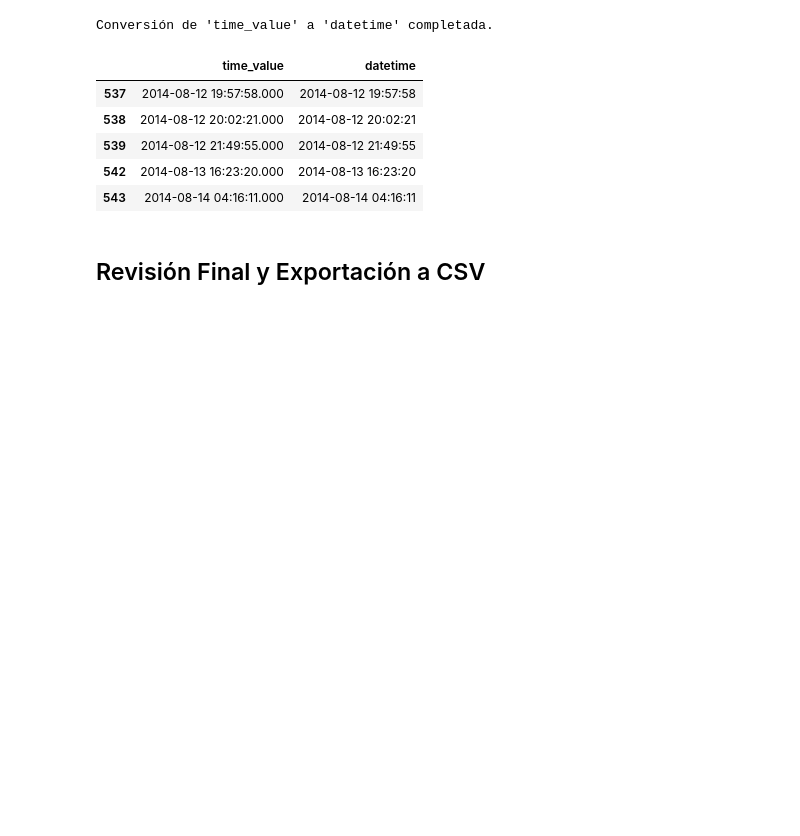
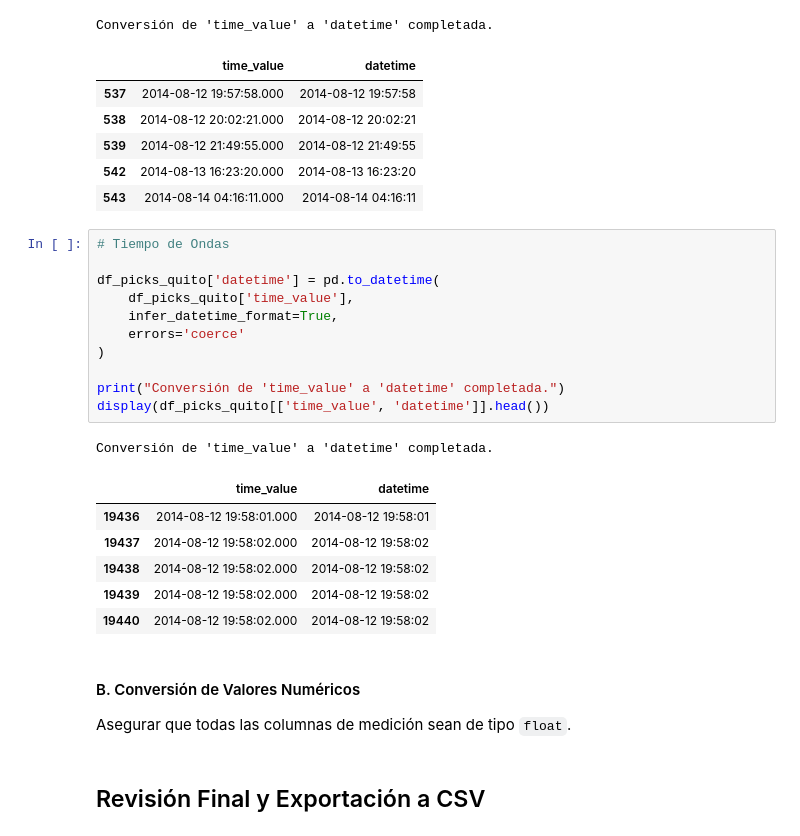
Before and after one commit to nunsongi/quito-risk-mapping-python, a Jupyter notebook: Limpieza_Sismos.ipynb, the cells around one changed output. Cells and saved outputs as stored; diff of their text form; blank space fills up the shorter version.

```diff
--- a/Limpieza_Sismos.ipynb
+++ b/Limpieza_Sismos.ipynb
@@ -257,5 +257,27 @@ Conversión de 'time_value' a 'datetime' completada.
 | 539 | 2014-08-12 21:49:55.000 | 2014-08-12 21:49:55 |
 | 542 | 2014-08-13 16:23:20.000 | 2014-08-13 16:23:20 |
 | 543 | 2014-08-14 04:16:11.000 | 2014-08-14 04:16:11 |
+# %%
+# Tiempo de Ondas
+
+df_picks_quito['datetime'] = pd.to_datetime(
+    df_picks_quito['time_value'],
+    infer_datetime_format=True,
+    errors='coerce'
+)
+
+print("Conversión de 'time_value' a 'datetime' completada.")
+display(df_picks_quito[['time_value', 'datetime']].head())
+# %% [output]
+Conversión de 'time_value' a 'datetime' completada.
+|  | time_value | datetime |
+| 19436 | 2014-08-12 19:58:01.000 | 2014-08-12 19:58:01 |
+| 19437 | 2014-08-12 19:58:02.000 | 2014-08-12 19:58:02 |
+| 19438 | 2014-08-12 19:58:02.000 | 2014-08-12 19:58:02 |
+| 19439 | 2014-08-12 19:58:02.000 | 2014-08-12 19:58:02 |
+| 19440 | 2014-08-12 19:58:02.000 | 2014-08-12 19:58:02 |
+# %% [markdown]
+#### B. Conversión de Valores Numéricos
+Asegurar que todas las columnas de medición sean de tipo `float`.
 # %% [markdown]
 ## Revisión Final y Exportación a CSV
```
